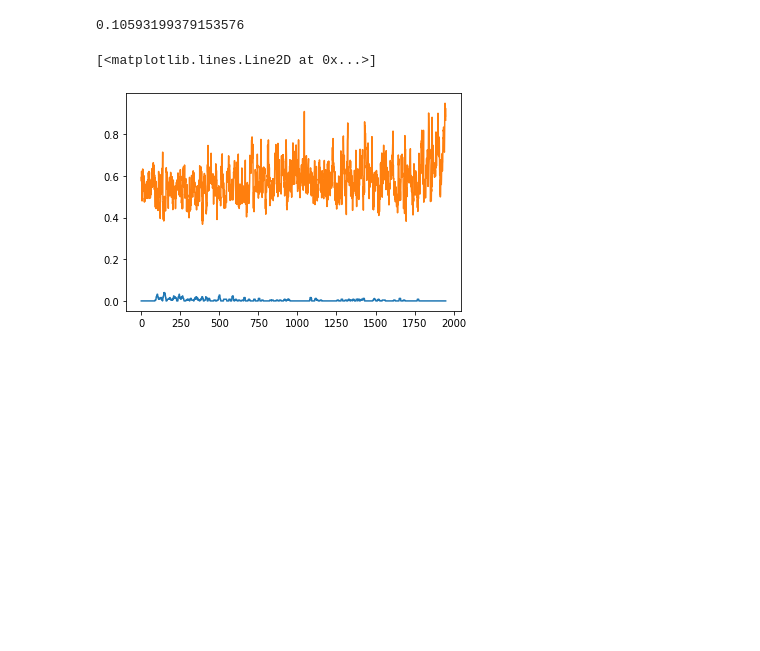
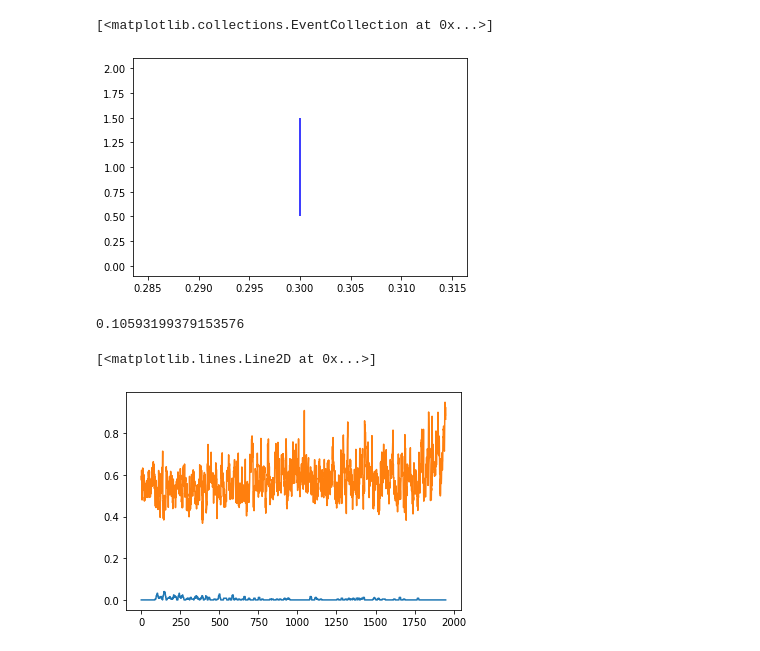
Before and after one commit to Benjamin-Wkd/Network-Graph-Analysis, a Jupyter notebook: load Matlab struct.ipynb, the cells around one changed output. Saved outputs shown, nothing was run; the diff lists cells and outputs as text; code cells hidden in the pictures; blank space fills up the shorter version.

```diff
--- a/load Matlab struct.ipynb
+++ b/load Matlab struct.ipynb
@@ -485,3 +520,8 @@ nwin, N, theta, so, spec, Sharing, RippleDensity_by_win, flat_adj = load_from_ma
+# %%
+  plt.eventplot([0.3], orientation='horizontal', colors='b')
+# %% [output]
+[<matplotlib.collections.EventCollection at 0x...>]
+[figure, added]
 # %%
 from sklearn.neighbors import KernelDensity
 import numpy as np
```
Also changed, not shown: parts of 8 cells of this notebook.
